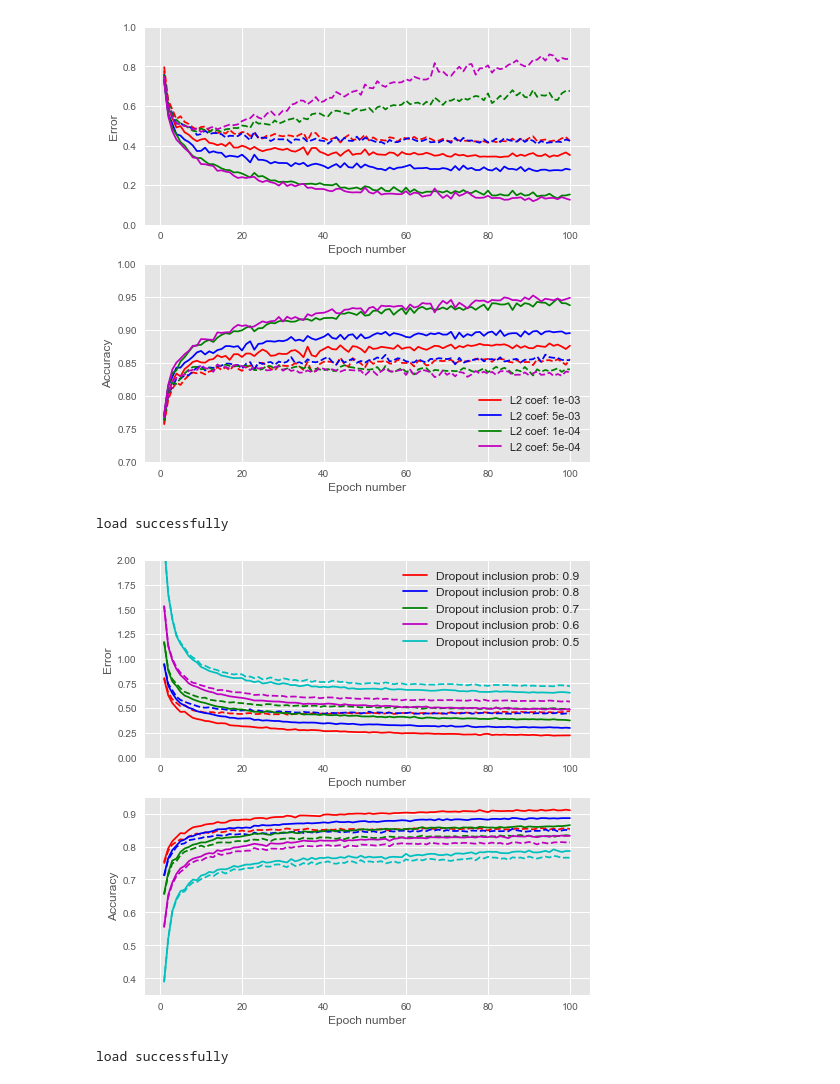
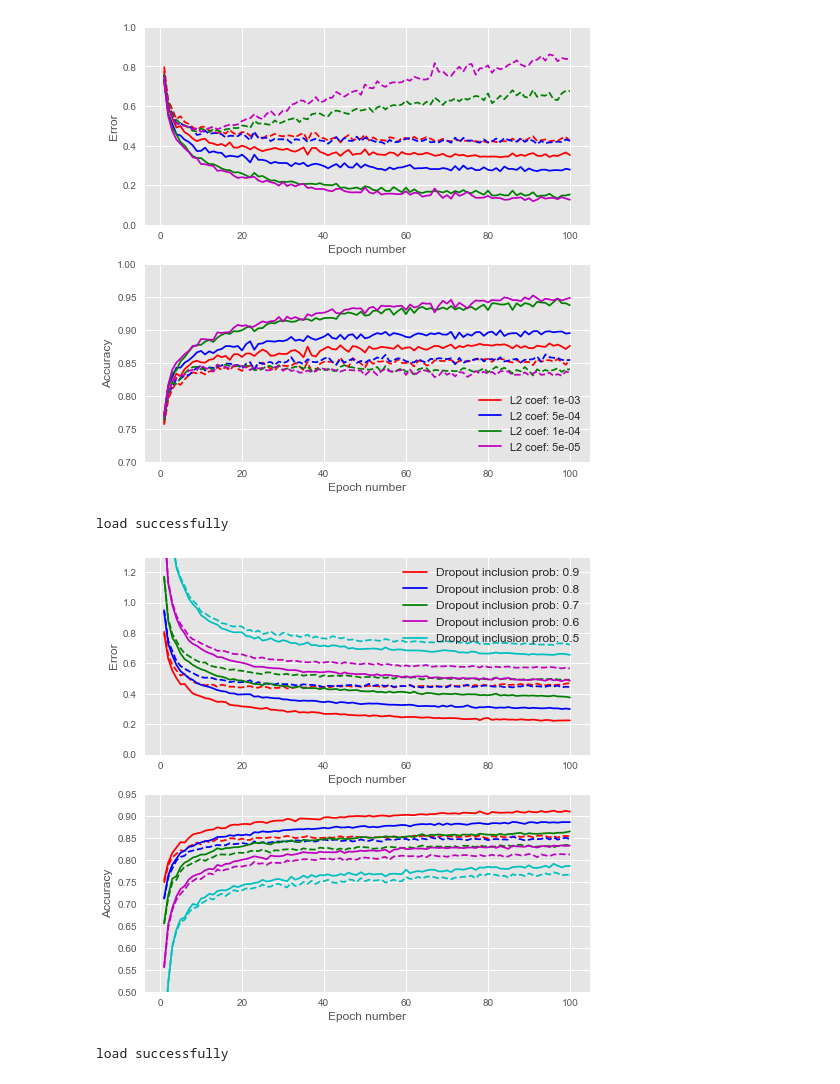
Before and after one commit to YutingGu/mlp_cw1_backup, a Jupyter notebook: notebooks/plot and data view.ipynb, the cells around one changed output. Saved outputs shown, nothing was run; the diff lists cells and outputs as text; code cells hidden in the pictures.

```diff
--- a/notebooks/plot and data view.ipynb
+++ b/notebooks/plot and data view.ipynb
@@ -120,7 +102,7 @@ mpl.style.use('ggplot')
 
 all_stats = load_data('stats/L2.npy')
 color = ['r','b','g','m','c']
-L2Penalty_coefficients = [1e-03, 5e-03, 1e-04, 5e-04]
+L2Penalty_coefficients = [1e-03, 5e-04, 1e-04, 5e-05]
 stats_interval = 1
 
 fig = plt.figure(figsize=(8, 8))
@@ -168,37 +150,37 @@ stats_interval = 1
 
 fig = plt.figure(figsize=(8, 8))
 ax_3 = fig.add_subplot(211)
-ax_3.set_ylim([0.0,2])
+ax_3.set_ylim([0.0,1.3])
 j = 0
 for stats in all_stats:
     ax_3.plot(np.arange(1, stats.shape[0]) * stats_interval,
               stats[1:,0], label='Dropout inclusion prob: {}'.format(Drop_p[j]),
               ls = '-', color = color[j])
     ax_3.plot(np.arange(1, stats.shape[0]) * stats_interval,
               stats[1:,2],ls = '--', color = color[j])
     j += 1
 ax_3.legend(loc=0, fontsize = 12)
 ax_3.set_xlabel('Epoch number', fontsize = 12)
 ax_3.set_ylabel('Error', fontsize = 12)
 
 ax_4 = fig.add_subplot(212)
-ax_4.set_ylim([0.35,0.95])
+ax_4.set_ylim([0.5,0.95])
 j = 0
 for stats in all_stats:
     ax_4.plot(np.arange(1, stats.shape[0]) * stats_interval,
               stats[1:,1], label='Dropout inclusion prob: {}'.format(Drop_p[j]),
               ls = '-', color = color[j])
     ax_4.plot(np.arange(1, stats.shape[0]) * stats_interval,
               stats[1:,3],ls = '--', color = color[j])
     j += 1
 #ax_4.legend(loc=0, fontsize = 12)
 ax_4.set_xlabel('Epoch number', fontsize = 12)
 ax_4.set_ylabel('Accuracy', fontsize = 12)
 
 fig.savefig('plots/Dropout.pdf')
 # %% [output]
 load successfully
-[figure, old version]
+[figure, new version]
 # %%
 # Units plots
 import matplotlib as mpl
```
Also changed, not shown: parts of 5 cells of this notebook, 8 other files.
